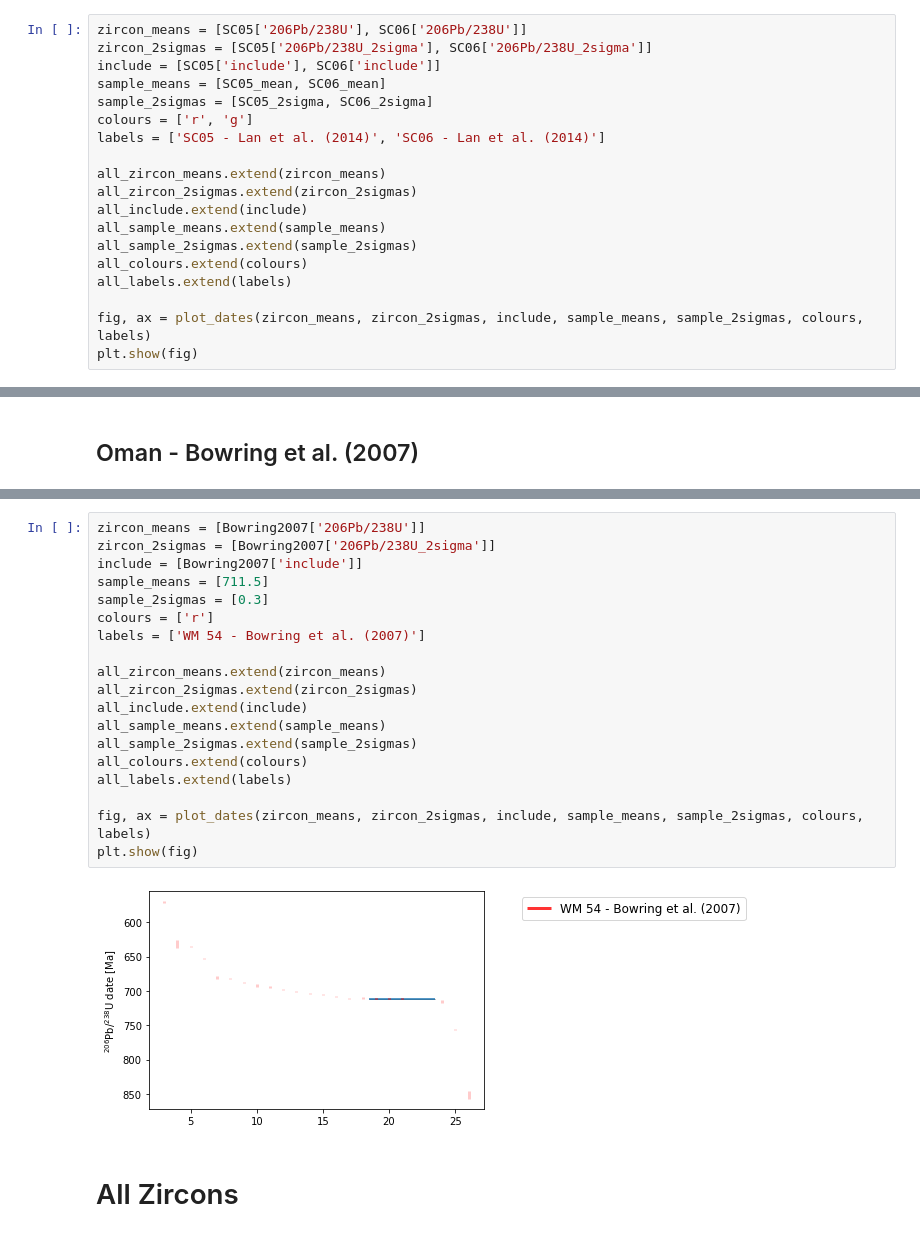
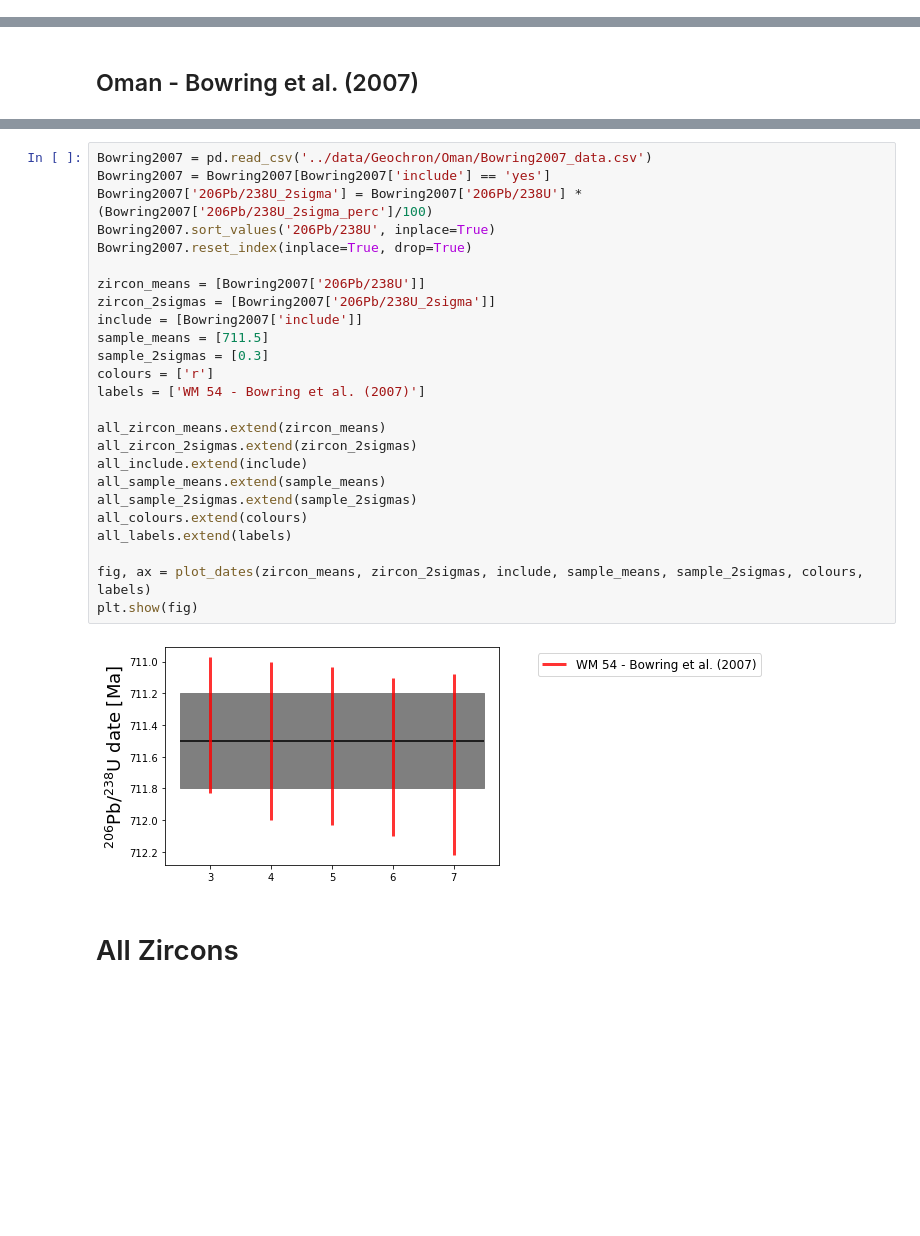
Before and after one commit to Swanson-Hysell/Franklin_LIP, a Jupyter notebook: code/Dates.ipynb, the cells around one changed output, grey strips where cells are left out. Drawn from its saved outputs; the diff is of its cells as text; blank space fills up the shorter version.

```diff
--- a/code/Dates.ipynb
+++ b/code/Dates.ipynb
@@ -330,19 +272,0 @@ for i in range(len(SC06.index)):
-# %%
-zircon_means = [SC05['206Pb/238U'], SC06['206Pb/238U']]
-zircon_2sigmas = [SC05['206Pb/238U_2sigma'], SC06['206Pb/238U_2sigma']]
-include = [SC05['include'], SC06['include']]
-sample_means = [SC05_mean, SC06_mean]
-sample_2sigmas = [SC05_2sigma, SC06_2sigma]
-colours = ['r', 'g']
-labels = ['SC05 - Lan et al. (2014)', 'SC06 - Lan et al. (2014)']
-
-all_zircon_means.extend(zircon_means)
-all_zircon_2sigmas.extend(zircon_2sigmas)
-all_include.extend(include)
-all_sample_means.extend(sample_means)
-all_sample_2sigmas.extend(sample_2sigmas)
-all_colours.extend(colours)
-all_labels.extend(labels)
-
-fig, ax = plot_dates(zircon_means, zircon_2sigmas, include, sample_means, sample_2sigmas, colours, labels)
-plt.show(fig)
@@ -383,24 +297,30 @@ Bowring2007.reset_index(inplace=True, drop=True)
 # %%
+Bowring2007 = pd.read_csv('../data/Geochron/Oman/Bowring2007_data.csv')
+Bowring2007 = Bowring2007[Bowring2007['include'] == 'yes']
+Bowring2007['206Pb/238U_2sigma'] = Bowring2007['206Pb/238U'] * (Bowring2007['206Pb/238U_2sigma_perc']/100)
+Bowring2007.sort_values('206Pb/238U', inplace=True)
+Bowring2007.reset_index(inplace=True, drop=True)
+
 zircon_means = [Bowring2007['206Pb/238U']]
 zircon_2sigmas = [Bowring2007['206Pb/238U_2sigma']]
 include = [Bowring2007['include']]
 sample_means = [711.5]
 sample_2sigmas = [0.3]
 colours = ['r']
 labels = ['WM 54 - Bowring et al. (2007)']
 
 all_zircon_means.extend(zircon_means)
 all_zircon_2sigmas.extend(zircon_2sigmas)
 all_include.extend(include)
 all_sample_means.extend(sample_means)
 all_sample_2sigmas.extend(sample_2sigmas)
 all_colours.extend(colours)
 all_labels.extend(labels)
 
 fig, ax = plot_dates(zircon_means, zircon_2sigmas, include, sample_means, sample_2sigmas, colours, labels)
 plt.show(fig)
 # %% [output]
-[figure, old version]
+[figure, new version]
 # %% [markdown]
 # All Zircons
 # %%
```
Also changed, not shown: parts of 37 cells of this notebook.
